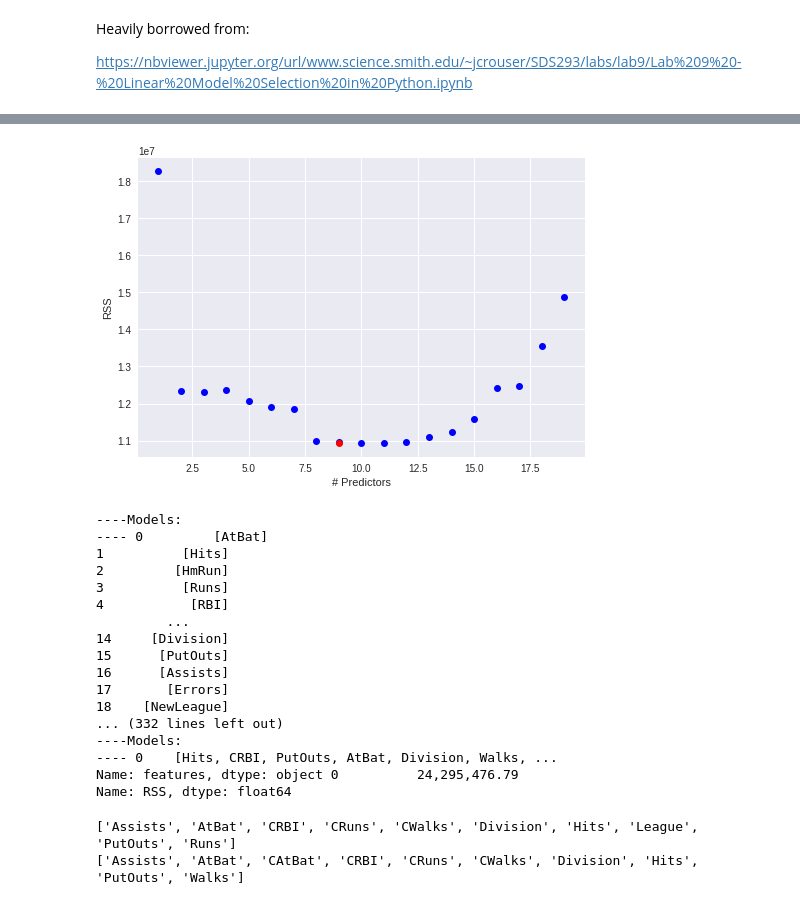
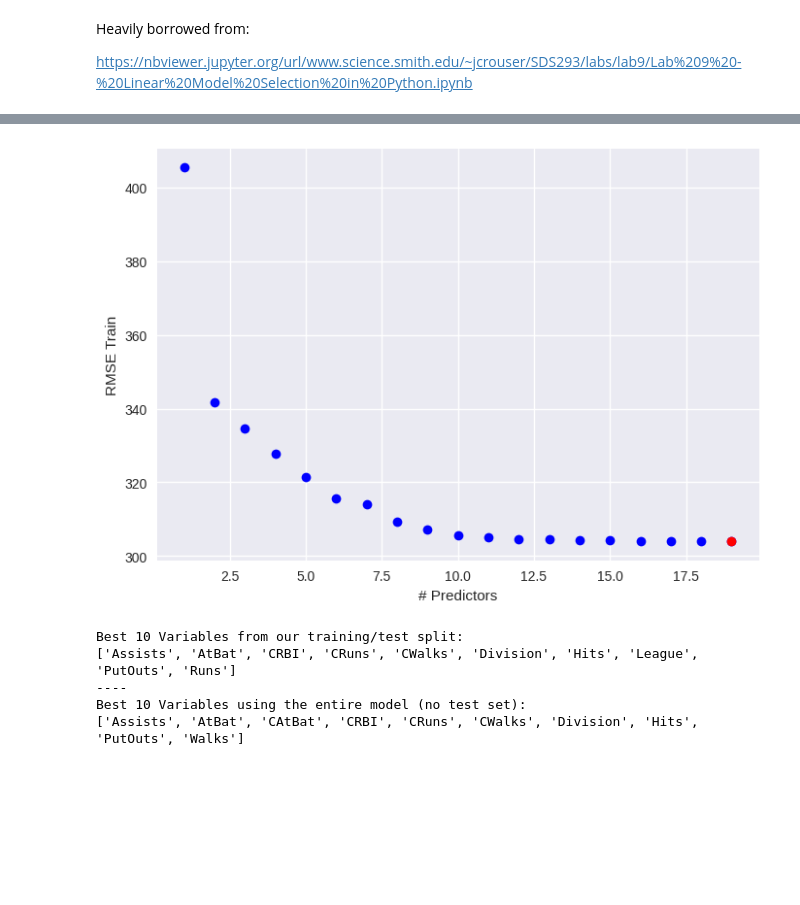
Before and after one commit to mcnica89/DATA6100, a Jupyter notebook: Subset_Selection_Example.ipynb, the cells around one changed output, grey strips where cells are left out. Drawn from its saved outputs; the diff is of its cells as text; code cells hidden in the pictures; blank space fills up the shorter version.

```diff
--- a/Subset_Selection_Example.ipynb
+++ b/Subset_Selection_Example.ipynb
@@ -54,8 +90,8 @@ def processSubset(feature_set, X_train, y_train, X_test, y_test):
     # Fit model on feature_set and calculate RSS
     model = sm.OLS(y_train,X_train[list(feature_set)])
     regr = model.fit()
-    RSS = ((regr.predict(X_test[list(feature_set)]) - y_test) ** 2).sum()
-    return {'features':feature_set, 'model':regr, 'RSS':RSS}
+    RMSE = float(np.sqrt(np.mean((regr.predict(X_test[list(feature_set)]) - y_test) ** 2)))
+    return {'p':len(feature_set),'features':feature_set, 'model':regr, 'RMSE':RMSE}
 # %%
 def forward(predictors, X_train, y_train, X_test, y_test):
 
@@ -69,19 +105,28 @@ def forward(predictors, X_train, y_train, X_test, y_test):
 
     # Wrap everything up in a nice dataframe
     models = pd.DataFrame(results)
-    print("----Models:\n----", models['features'],models['RSS'])
 
-    # Choose the model with the highest RSS
-    best_model = models.loc[models['RSS'].argmin()]
+    print("---------")
+    for i in range(len(models)):
+      print(f" Option #{i}: {models['features'][i]}")
+      print(f" RMSE: {round(models['RMSE'][i],1)}")
+
+    #print("----Models:\n", models['features']models['RMSE'])
+
+    # Choose the model with the lowest RMSE
+    best_model = models.loc[models['RMSE'].argmin()]
 
     # Return the best model, along with some other useful information about the model
     return best_model
 # %%
-models_train = pd.DataFrame(columns=['RSS', 'model'])
+models = pd.DataFrame(columns=['p','RMSE','features','model'])
+
 
 predictors = []
 
 for i in range(1,len(X.columns)+1):
-    models_train.loc[i] = forward(predictors, X_train, y_train, X_test, y_test)
-    predictors = models_train.loc[i]['model'].model.exog_names
+    models.loc[i] = forward(predictors, X_train, y_train, X_test, y_test)
+    predictors = models.loc[i]['model'].model.exog_names
+
+models['RMSE'] = models['RMSE'].astype(float)
 # %% [output]
@@ -104,0 +181,8 @@ Name: RSS, dtype: float64
+# %%
+models_no_test = pd.DataFrame(columns=['RMSE', 'model'])
+
+predictors = []
+
+for i in range(1,20):
+    models_no_test.loc[i] = forward(predictors, X, y, X, y)
+    predictors = models_no_test.loc[i]['model'].model.exog_names
@@ -105,40 +207,21 @@ Name: RSS, dtype: float64
 # %%
-plt.plot(models_train['RSS'],'ob')
+plt.plot(models_no_test['RMSE'],'ob')
 plt.xlabel('# Predictors')
-plt.ylabel('RSS')
-plt.plot(models_train['RSS'].argmin(), models_train['RSS'].min(), 'or');
+plt.ylabel('RMSE Train')
+plt.plot(models_no_test['RMSE'].astype(float).idxmin(), models_no_test['RMSE'].min(), 'or');
 # %% [output]
-[figure, old version]
+[figure, new version]
-# %%
-models_full = pd.DataFrame(columns=['RSS', 'model'])
-
-predictors = []
-
-for i in range(1,20):
-    models_full.loc[i] = forward(predictors, X, y, X, y)
-    predictors = models_full.loc[i]['model'].model.exog_names
-# %% [output]
-----Models:
----- 0         [AtBat]
-1          [Hits]
-2         [HmRun]
-3          [Runs]
-4           [RBI]
-         ...
-14     [Division]
-15      [PutOuts]
-16      [Assists]
-17       [Errors]
-18    [NewLeague]
-... (332 lines left out)
-----Models:
----- 0    [Hits, CRBI, PutOuts, AtBat, Division, Walks, ...
-Name: features, dtype: object 0          24,295,476.79
-Name: RSS, dtype: float64
 # %%
-print(sorted(models_train.loc[10, 'model'].model.exog_names))
+print("Best 10 Variables from our training/test splitc:")
+print(sorted(models.loc[10, 'model'].model.exog_names))
 
-print(sorted(models_full.loc[10, 'model'].model.exog_names))
+print("----")
+
+print("Best 10 Variables using the entire model (no test set):")
+print(sorted(models_no_test.loc[10, 'model'].model.exog_names))
 # %% [output]
+Best 10 Variables from our training/test split:
 ['Assists', 'AtBat', 'CRBI', 'CRuns', 'CWalks', 'Division', 'Hits', 'League', 'PutOuts', 'Runs']
+----
+Best 10 Variables using the entire model (no test set):
 ['Assists', 'AtBat', 'CAtBat', 'CRBI', 'CRuns', 'CWalks', 'Division', 'Hits', 'PutOuts', 'Walks']
```
Also changed, not shown: parts of 9 cells of this notebook.
